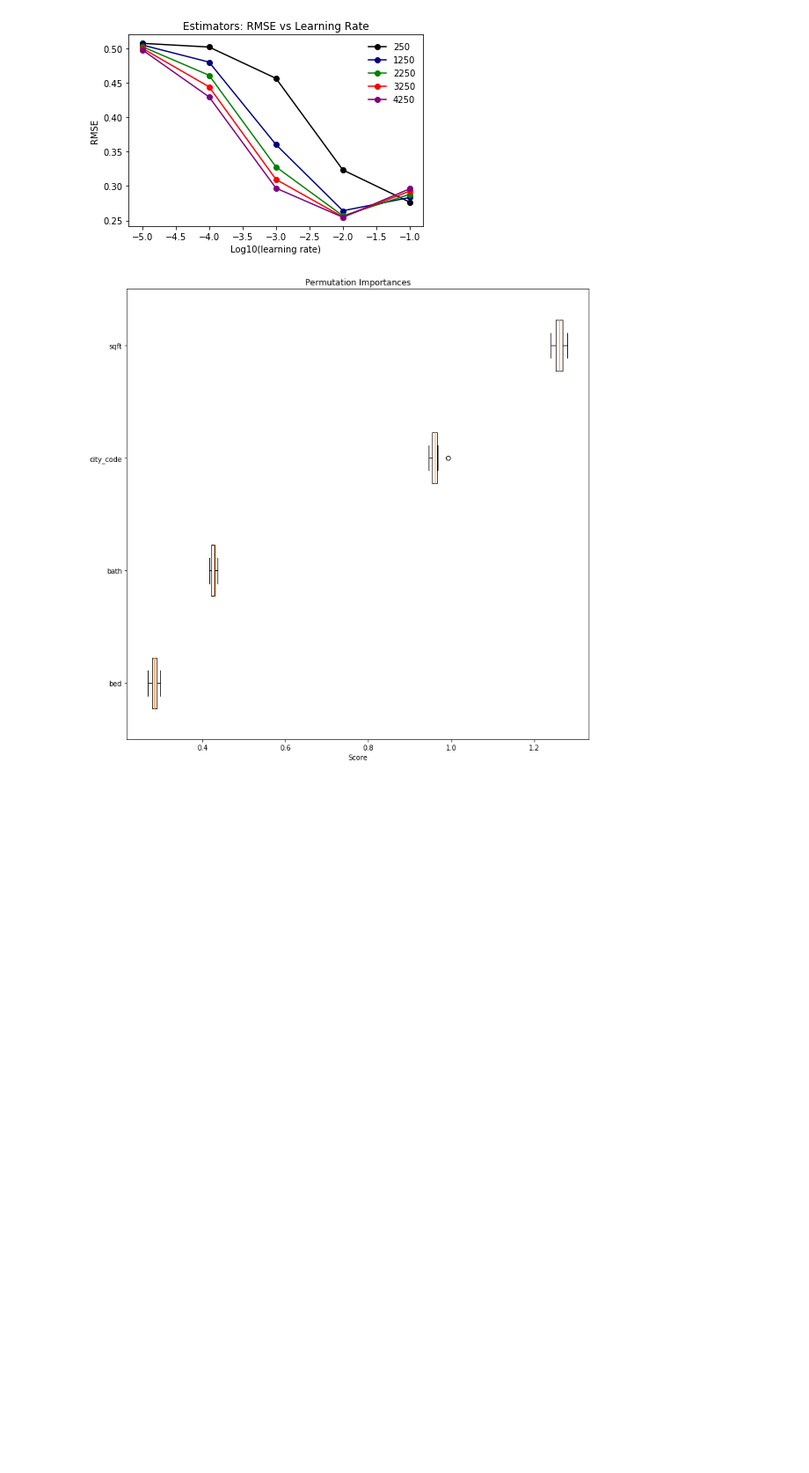
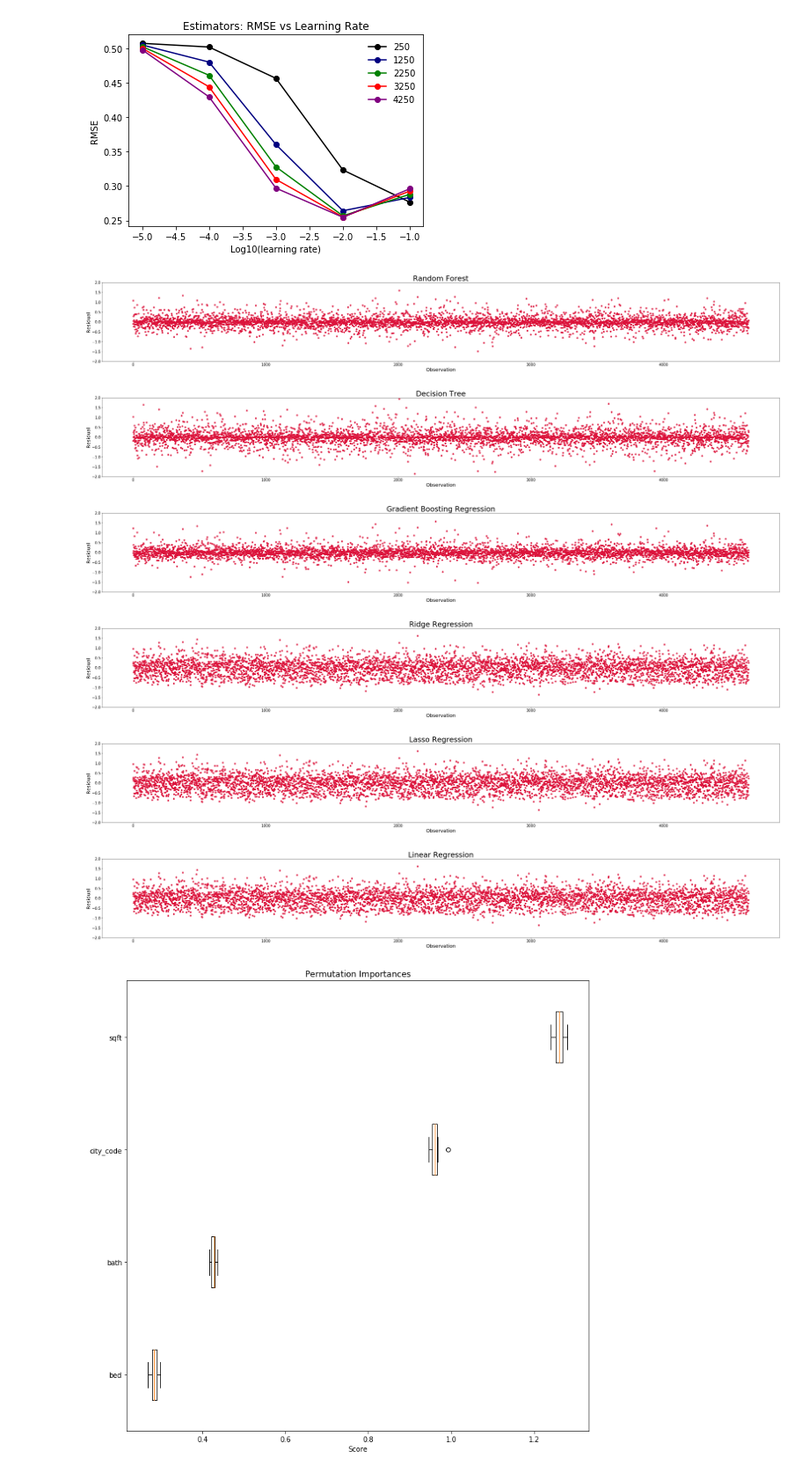
Before and after one commit to wcjohnchen/capstoneProject2, a Jupyter notebook: src/models.ipynb, the cells around one changed output. Shown at 88% size. Drawn from its saved outputs; the diff is of its cells as text; code cells hidden in the pictures; blank space fills up the shorter version.

```diff
--- a/src/models.ipynb
+++ b/src/models.ipynb
@@ -92,7 +92,7 @@ def evaluate(model, X_test, y_test):
     print('mse: {:0.6f}'.format(mse))
     print('rmse: {:0.6f}'.format(rmse))
     print('r2: {:0.6f}'.format(r2))
-    return mae, mse, rmse, r2
+    return mae, mse, rmse, r2, y_pred
 
 
 def regression_model(model, param_grid, X_train, X_test, y_train, y_test):
@@ -295,6 +320,68 @@ rmse: 0.497841
 r2: 0.036640
 [figure]
 [figure]
+# %%
+##### residual plots
+fig, ax = plt.subplots(figsize=(50,6))
+ax.scatter(np.arange(len(test_result_rf[4])), y_test-test_result_rf[4], color='crimson', marker='o')
+ax.set_title('Random Forest', fontsize=30)
+ax.set_xlabel('Observation',  fontsize=20)
+ax.set_ylabel('Residual', fontsize=20)
+ax.tick_params(axis='both', which='major', labelsize=15)
+ax.set_ylim(-2,2)
+plt.show()
+
+fig, ax = plt.subplots(figsize=(50,6))
+ax.scatter(np.arange(len(test_result_dt[4])), y_test-test_result_dt[4], color='crimson', marker='o')
+ax.set_title('Decision Tree', fontsize=30)
+ax.set_xlabel('Observation',  fontsize=20)
+ax.set_ylabel('Residual', fontsize=20)
+ax.tick_params(axis='both', which='major', labelsize=15)
+ax.set_ylim(-2,2)
+plt.show()
+
+fig, ax = plt.subplots(figsize=(50,6))
+ax.scatter(np.arange(len(test_result_gbr[4])), y_test-test_result_gbr[4], color='crimson', marker='o')
+ax.set_title('Gradient Boosting Regression', fontsize=30)
+ax.set_xlabel('Observation',  fontsize=20)
+ax.set_ylabel('Residual', fontsize=20)
+ax.tick_params(axis='both', which='major', labelsize=15)
+ax.set_ylim(-2,2)
+plt.show()
+
+fig, ax = plt.subplots(figsize=(50,6))
+ax.scatter(np.arange(len(test_result_ridge[4])), y_test-test_result_ridge[4], color='crimson', marker='o')
+ax.set_title('Ridge Regression', fontsize=30)
+ax.set_xlabel('Observation',  fontsize=20)
+ax.set_ylabel('Residual', fontsize=20)
+ax.tick_params(axis='both', which='major', labelsize=15)
+ax.set_ylim(-2,2)
+plt.show()
+
+fig, ax = plt.subplots(figsize=(50,6))
+ax.scatter(np.arange(len(test_result_lasso[4])), y_test-test_result_lasso[4], color='crimson', marker='o')
+ax.set_title('Lasso Regression', fontsize=30)
+ax.set_xlabel('Observation',  fontsize=20)
+ax.set_ylabel('Residual', fontsize=20)
+ax.tick_params(axis='both', which='major', labelsize=15)
+ax.set_ylim(-2,2)
+plt.show()
+
+fig, ax = plt.subplots(figsize=(50,6))
+ax.scatter(np.arange(len(test_result_linear[4])), y_test-test_result_linear[4], color='crimson', marker='o')
+ax.set_title('Linear Regression', fontsize=30)
+ax.set_xlabel('Observation',  fontsize=20)
+ax.set_ylabel('Residual', fontsize=20)
+ax.tick_params(axis='both', which='major', labelsize=15)
+ax.set_ylim(-2,2)
+plt.show()
+# %% [output]
+[figure, added]
+[figure, added]
+[figure, added]
+[figure, added]
+[figure, added]
+[figure, added]
 # %%
 ##### permutation importances
 estimator_rmse = [train_result_rf[2], train_result_dt[2], train_result_gbr[2], train_result_ridge[2], train_result_lasso[2], train_result_linear[2]]
```
Also changed, not shown: parts of 3 cells of this notebook.
